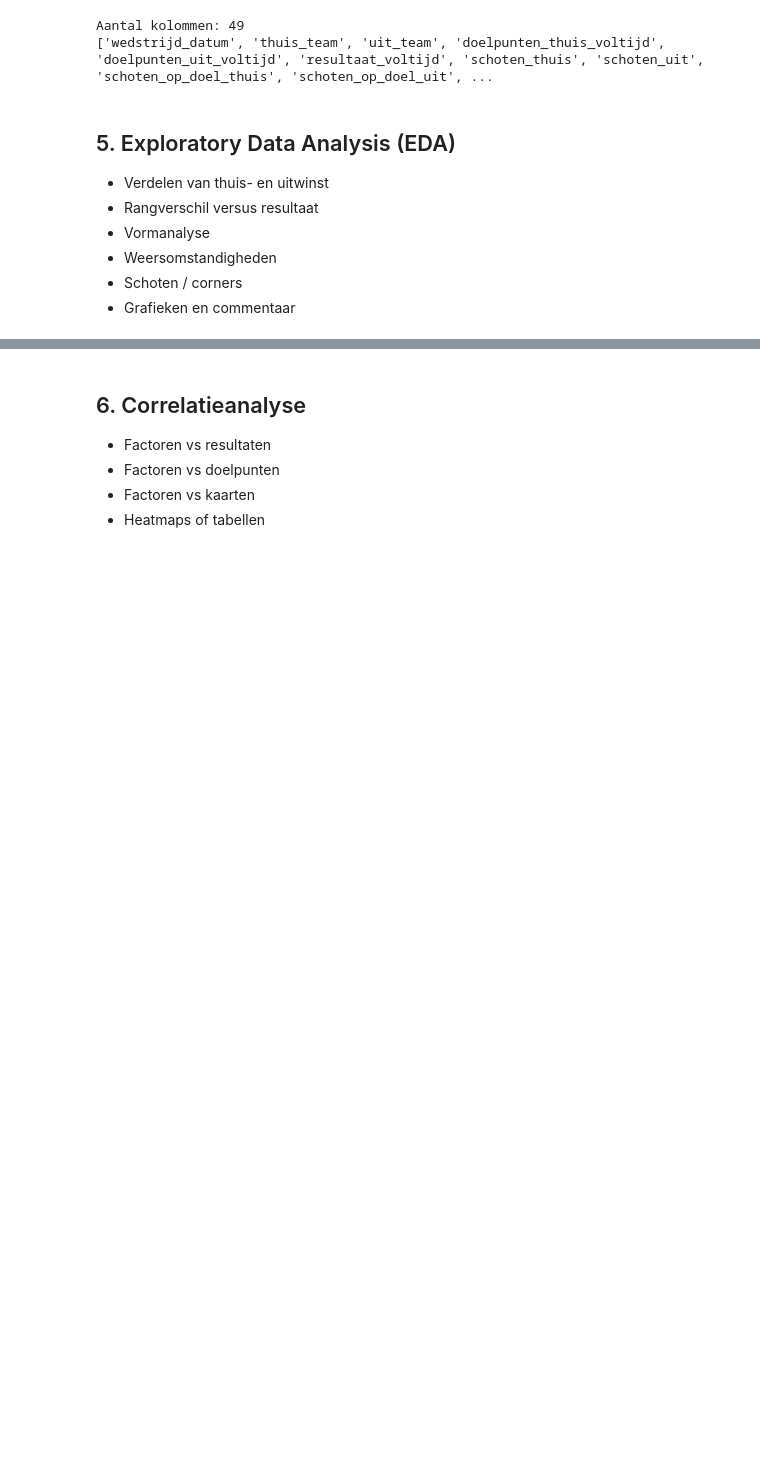
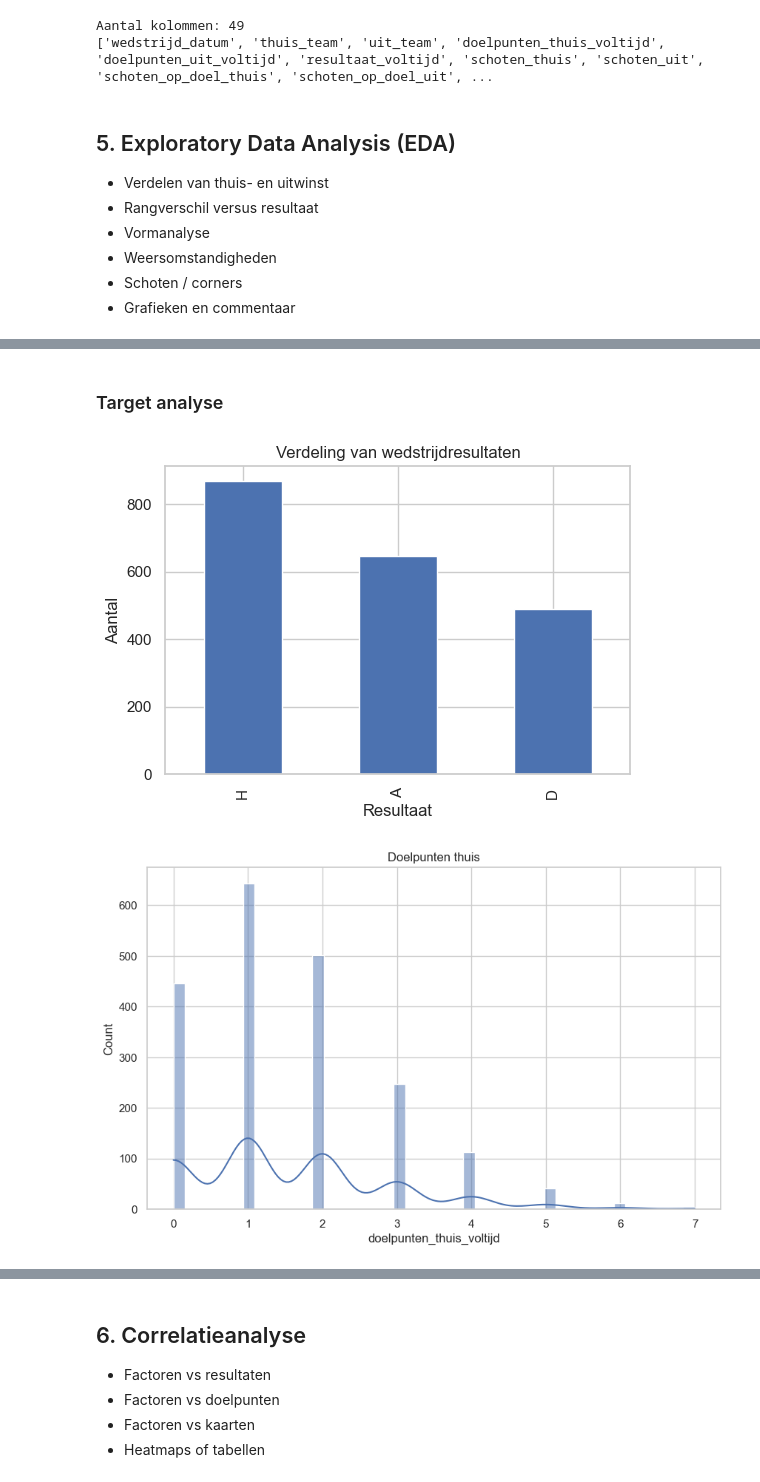
Before and after one commit to Torbendes/Bachelorproef, a Jupyter notebook: code/analyse/jpl_analyse.ipynb, the cells around one changed output, grey strips where cells are left out. Saved outputs shown, nothing was run; the diff lists cells and outputs as text; code cells hidden in the pictures; blank space fills up the shorter version.

Commit message:
hist data deelse analyse

```diff
--- a/code/analyse/jpl_analyse.ipynb
+++ b/code/analyse/jpl_analyse.ipynb
@@ -787,0 +857,24 @@ Aantal kolommen: 49
+# %% [markdown]
+### Target analyse
+# %%
+# Resultaat verdeling (H = thuis wint, D = draw, A = uit wint)
+plt.figure(figsize=(6,4))
+df['resultaat_voltijd'].value_counts().plot(kind='bar')
+plt.title("Verdeling van wedstrijdresultaten")
+plt.xlabel("Resultaat")
+plt.ylabel("Aantal")
+plt.show()
+
+# Doelpunten distributie
+plt.figure()
+sns.histplot(df['doelpunten_thuis_voltijd'], kde=True)
+plt.title("Doelpunten thuis")
+plt.show()
+
+plt.figure()
+sns.histplot(df['doelpunten_uit_voltijd'], kde=True)
+plt.title("Doelpunten uit")
+plt.show()
+# %% [output]
+[figure, added]
+[figure, added]
```
Also changed, not shown: parts of 53 cells of this notebook, 2 other files.
